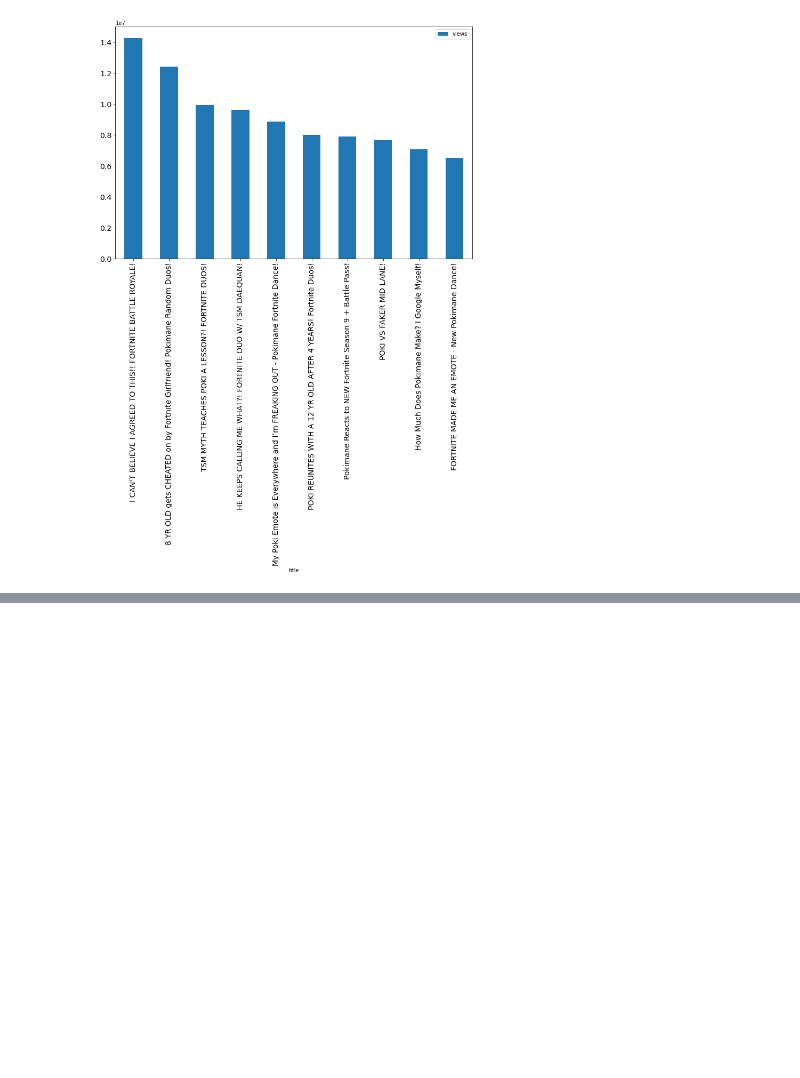
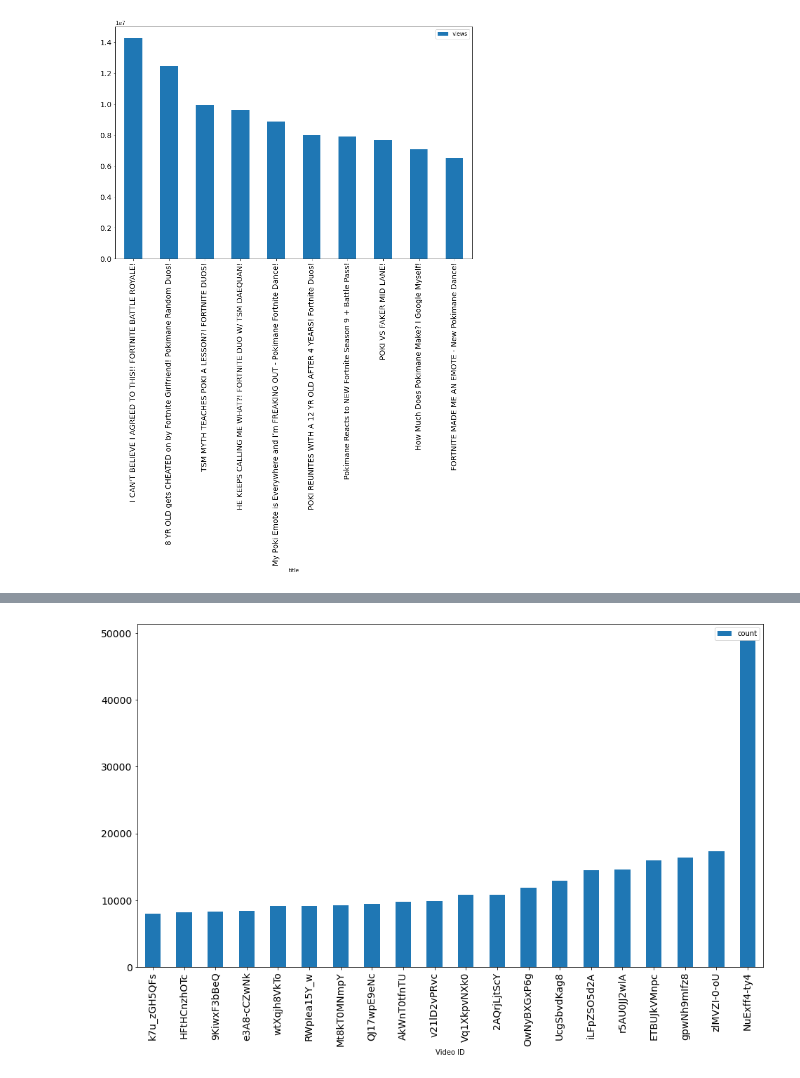
Before and after one commit to xvrgill/pokimane_analysis, a Jupyter notebook: analysis.ipynb, the cells around one changed output, grey strips where cells are left out. Saved outputs shown, nothing was run; the diff lists cells and outputs as text; code cells hidden in the pictures; blank space fills up the shorter version.

Commit message:
fixed comment script formatting & began comment analysis

```diff
--- a/analysis.ipynb
+++ b/analysis.ipynb
@@ -163,0 +116,35 @@ print(comment_df)
+# %%
+# Import json file
+file = 'video_comments.json'
+with open (file, 'r') as f:
+    comment_data = json.load(f)
+
+# Retrieve top level comment data for analysis
+retrieved_comment_data = []
+comment_dict = dict()
+
+# Loop through data to get an object that only contains comment ids and their associated data
+# We need to moved own one level in the dictionary
+for video in comment_data:
+    for comment_id in comment_data[video]:
+        comment_dict.update({comment_id : comment_data[video][comment_id]})
+
+# Get the items of our newly formatted data
+comment_data = comment_dict.items()
+
+# Loop through the items to get the values that we need for our data frame
+for comment in comment_data:
+    # NOTE: We are looping through a list of key value pairs
+    # Index 0 contains the comment ID and index 1 contains the comment data that we need
+    # We can exclude the comment ID as we do not need it for analysis
+    snippet = comment[1]['snippet']['topLevelComment']['snippet']
+    video_id = snippet['videoId']
+    top_level_comment_text = snippet['textDisplay']
+    top_level_comment_author = snippet['authorDisplayName']
+    top_level_comment_likes = int(snippet['likeCount'])
+    top_level_comment_date = snippet['publishedAt']
+    retrieved_comment_data.append([video_id, top_level_comment_text, top_level_comment_author, top_level_comment_likes, top_level_comment_date])
+
+# Create a dataframe from retrieved comment data
+comment_df = pd.DataFrame(retrieved_comment_data, columns = ['Video ID', 'Comment', 'Author', 'Likes', 'Publish Date'])
+print(comment_df.head(5))
@@ -163,0 +185,6 @@ print(comment_df)
+# %%
+# Sort data frame by the amount of comments on each video
+sorted_comment_df = comment_df.sort_values(by=['count'])
+
+highest_20 = comment_df.tail(20)
+print(highest_20)
@@ -163,0 +235,6 @@ print(comment_df)
+# %%
+# Plot video counts
+
+ax = highest_20.plot.bar(x = 'Video ID', y = 'count', figsize = (16,9), fontsize = 14)
+# %% [output]
+[figure, added]
```
Also changed, not shown: parts of 17 cells of this notebook, 2 other files.
